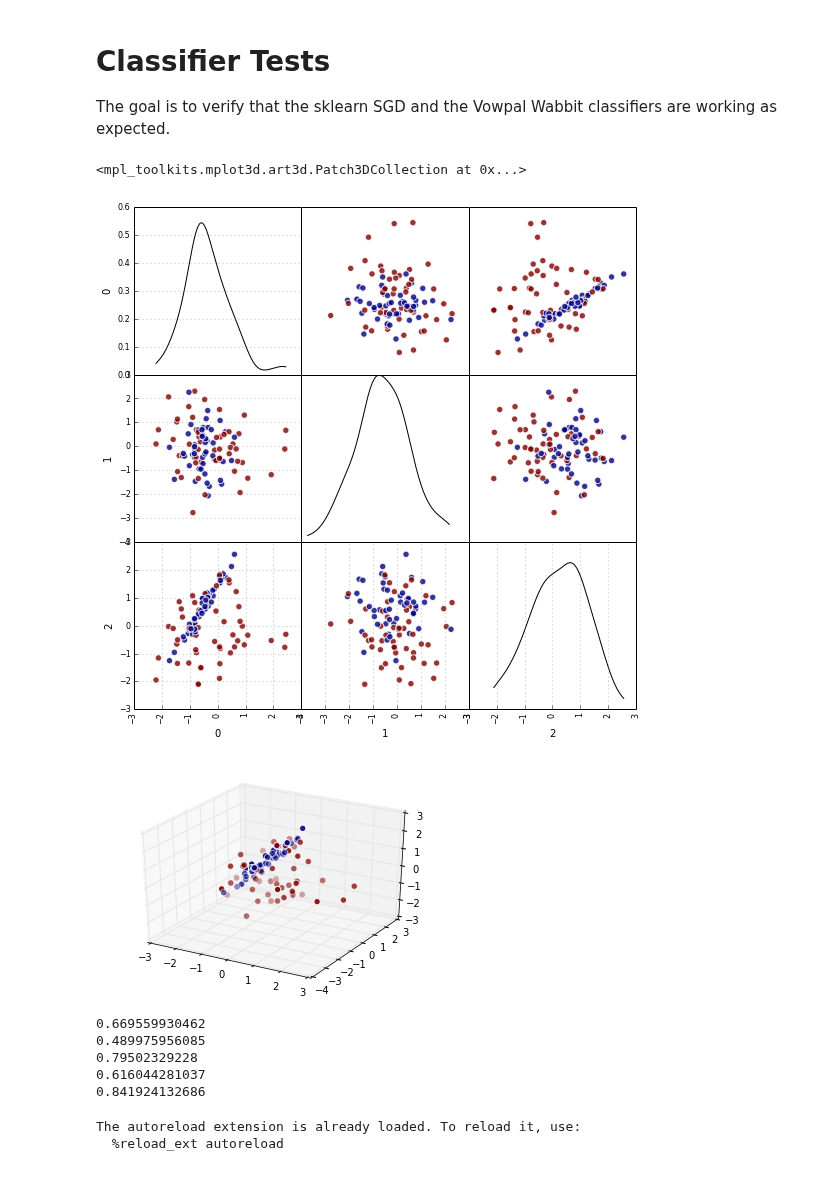
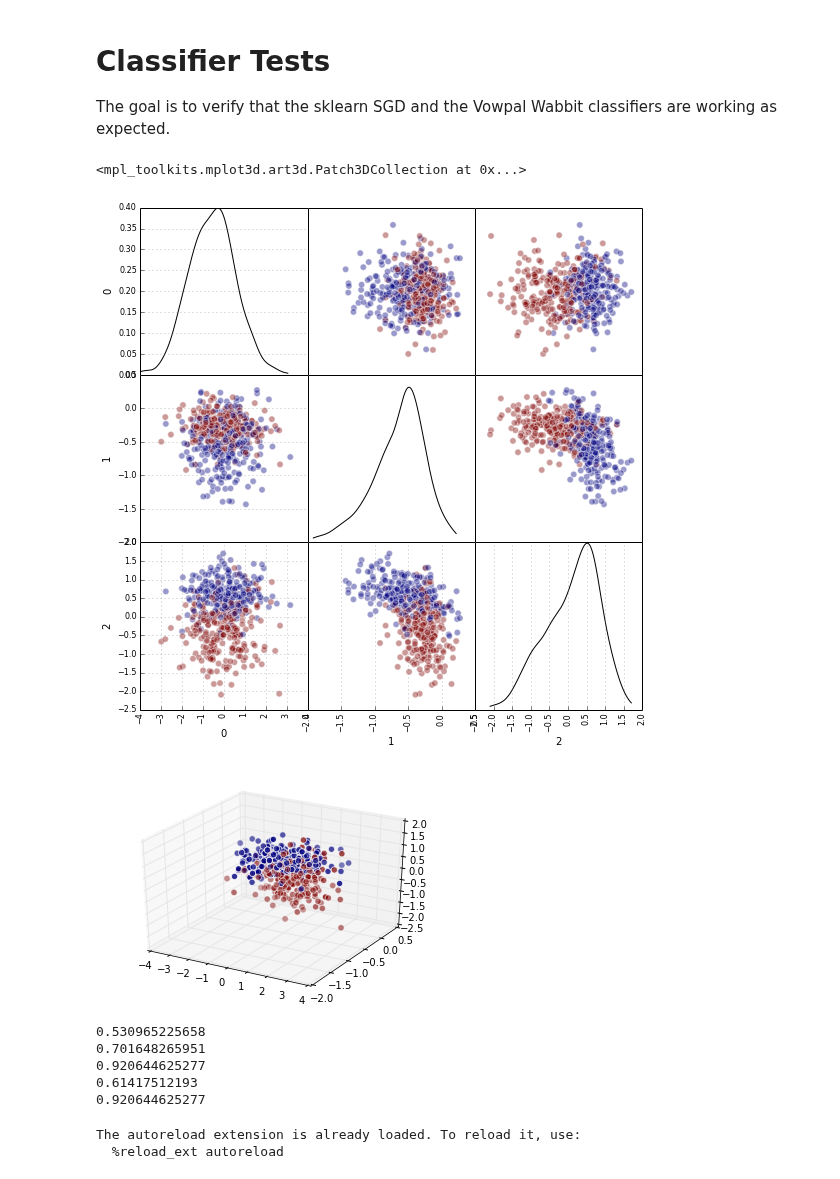
Before and after one commit to sergeyk/vislab, a Jupyter notebook: notebooks/classifier tests.ipynb, the cells around one changed output. Cells and saved outputs as stored; diff of their text form; code cells hidden in the pictures.

```diff
--- a/notebooks/classifier tests.ipynb
+++ b/notebooks/classifier tests.ipynb
@@ -5,35 +5,41 @@ The goal is to verify that the sklearn SGD and the Vowpal Wabbit classifiers are
 # %%
 from sklearn.datasets import make_classification
 import pandas as pd
 
-X, y = make_classification(n_features=3, n_redundant=0, n_informative=2,
+X, y = make_classification(n_samples=500, n_features=3, n_redundant=0, n_informative=2,
                            n_clusters_per_class=1, hypercube=False, random_state=0)
 df = pd.DataFrame(X)
-pd.scatter_matrix(df, figsize=(9, 9), diagonal='kde', marker='o', s=40, alpha=.8, c=y)
+pd.scatter_matrix(df, figsize=(9, 9), diagonal='kde', marker='o', s=40, alpha=.4, c=y)
 
 from mpl_toolkits.mplot3d import Axes3D
 fig = plt.figure()
 ax = fig.add_subplot(111, projection='3d')
 ax.scatter(X[:, 0], X[:, 1], X[:, 2], marker='o', c=y, s=40)
 # %% [output]
 <mpl_toolkits.mplot3d.art3d.Patch3DCollection at 0x...>
-[figure, old version]
+[figure, new version]
-[figure, old version]
+[figure, new version]
 # %%
 from sklearn.linear_model import SGDClassifier
+from sklearn.grid_search import GridSearchCV
 from sklearn.metrics import average_precision_score
 
+param_grid = {
+    'alpha': [1e-1, 1e-2, 1e-3, 1e-4, 1e-5, 1e-6, 1e-7, 1e-8, 1e-9],
+    'l1_ratio': [0.15, 0.3, 0.45, 0.6]
+}
+sgd_clf = SGDClassifier(loss='log', n_iter=10, penalty='elasticnet')
 for x in [X[:, 0][:, np.newaxis], X[:, 1][:, np.newaxis], X[:, 2][:, np.newaxis], X[:, :2], X]:
-    clf = SGDClassifier(loss='log', n_iter=10).fit(x, y)
+    clf = GridSearchCV(sgd_clf, param_grid).fit(x, y)
     y_pred = clf.predict_proba(x)[:, 1]
     ap = average_precision_score(y, y_pred)
     print(ap)
 # %% [output]
-0.669559930462
-0.489975956085
-0.79502329228
-0.616044281037
-0.841924132686
+0.530965225658
+0.701648265951
+0.920644625277
+0.61417512193
+0.920644625277
 # %%
 # Save the features and labels to test support directory
 %load_ext autoreload
```
Also changed, not shown: 5 other files.
